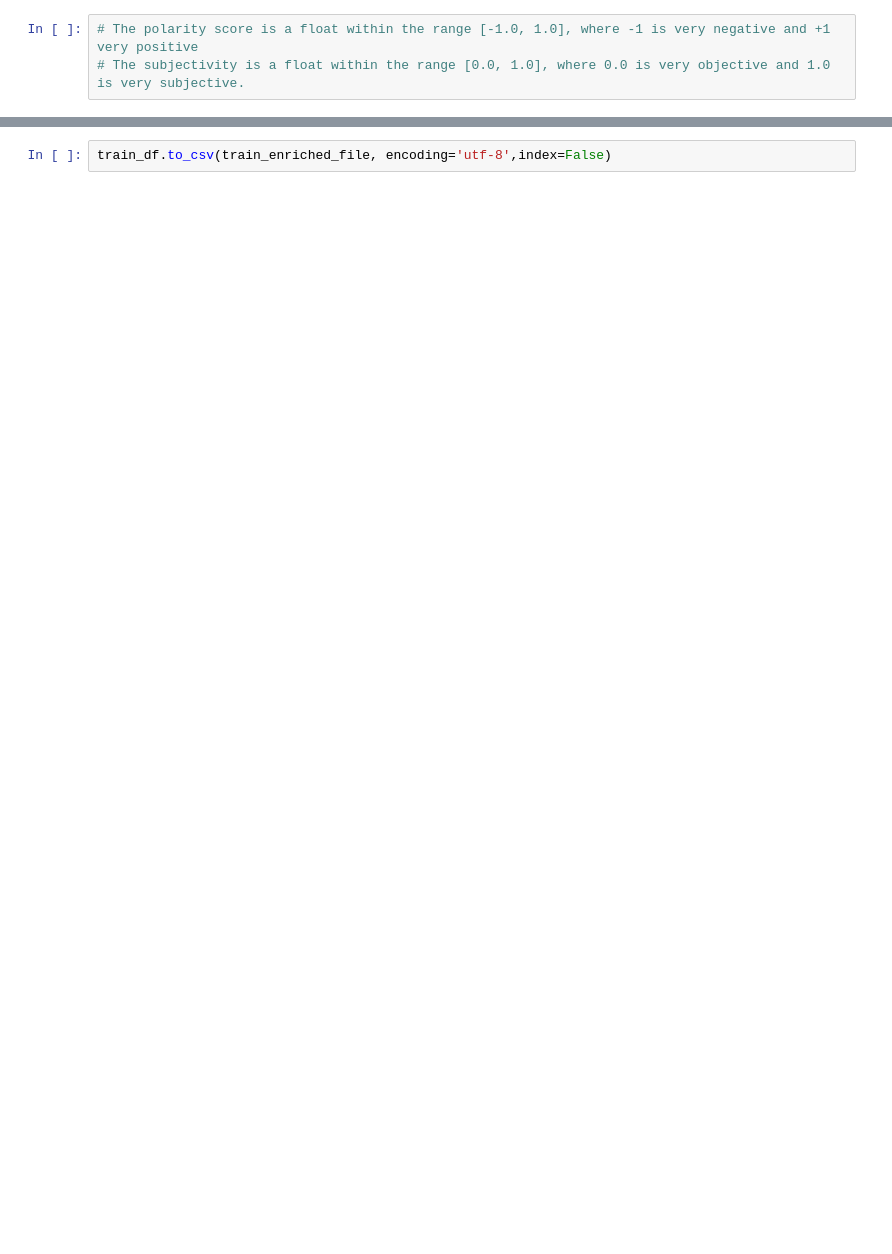
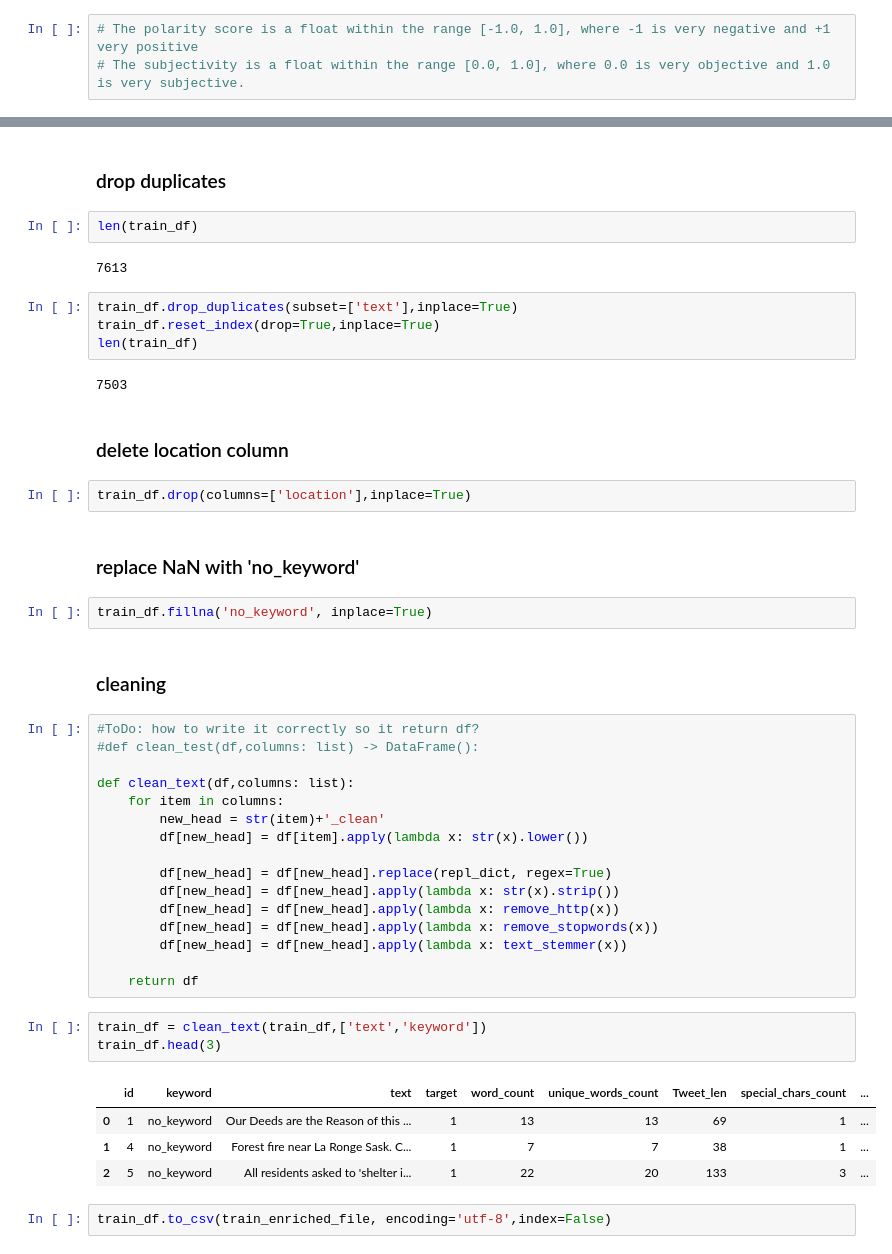
Before and after one commit to cost-conscious/TweeterLabels, a Jupyter notebook: 1. Load_Feat.Engineering.ipynb, the cells around one changed output, grey strips where cells are left out. Saved outputs shown, nothing was run; the diff lists cells and outputs as text; blank space fills up the shorter version.

```diff
--- a/1. Load_Feat.Engineering.ipynb
+++ b/1. Load_Feat.Engineering.ipynb
@@ -47,2 +71,48 @@ train_df.iloc[30:35]
+# %% [markdown]
+### drop duplicates
+# %%
+len(train_df)
+# %% [output]
+7613
+# %%
+train_df.drop_duplicates(subset=['text'],inplace=True)
+train_df.reset_index(drop=True,inplace=True)
+len(train_df)
+# %% [output]
+7503
+# %% [markdown]
+### delete location column
+# %%
+train_df.drop(columns=['location'],inplace=True)
+# %% [markdown]
+### replace NaN with 'no_keyword'
+# %%
+train_df.fillna('no_keyword', inplace=True)
+# %% [markdown]
+### cleaning
+# %%
+#ToDo: how to write it correctly so it return df?
+#def clean_test(df,columns: list) -> DataFrame():
+
+def clean_text(df,columns: list):
+    for item in columns:
+        new_head = str(item)+'_clean'
+        df[new_head] = df[item].apply(lambda x: str(x).lower())
+
+        df[new_head] = df[new_head].replace(repl_dict, regex=True)
+        df[new_head] = df[new_head].apply(lambda x: str(x).strip())
+        df[new_head] = df[new_head].apply(lambda x: remove_http(x))
+        df[new_head] = df[new_head].apply(lambda x: remove_stopwords(x))
+        df[new_head] = df[new_head].apply(lambda x: text_stemmer(x))
+
+    return df
+# %%
+train_df = clean_text(train_df,['text','keyword'])
+train_df.head(3)
+# %% [output]
+|  | id | keyword | text | target | word_count | unique_words_count | Tweet_len | special_chars_count | ... |
+| 0 | 1 | no_keyword | Our Deeds are the Reason of this ... | 1 | 13 | 13 | 69 | 1 | ... |
+| 1 | 4 | no_keyword | Forest fire near La Ronge Sask. C... | 1 | 7 | 7 | 38 | 1 | ... |
+| 2 | 5 | no_keyword | All residents asked to 'shelter i... | 1 | 22 | 20 | 133 | 3 | ... |
 # %%
 train_df.to_csv(train_enriched_file, encoding='utf-8',index=False)
```
Also changed, not shown: parts of 8 cells of this notebook, 5 other files.
